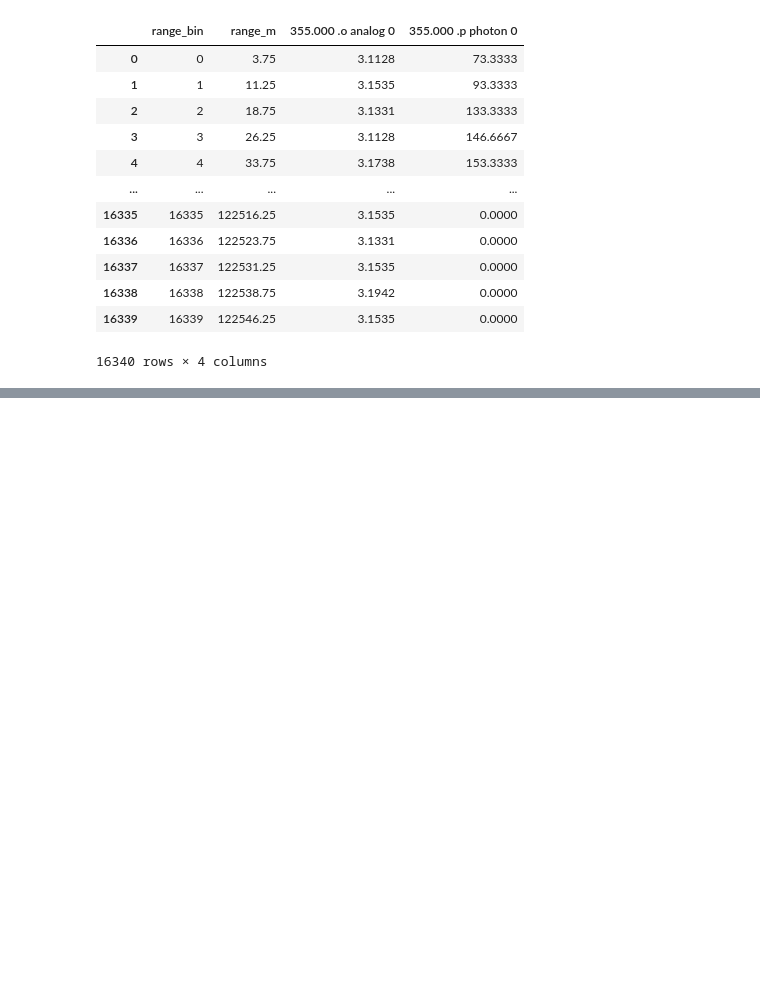
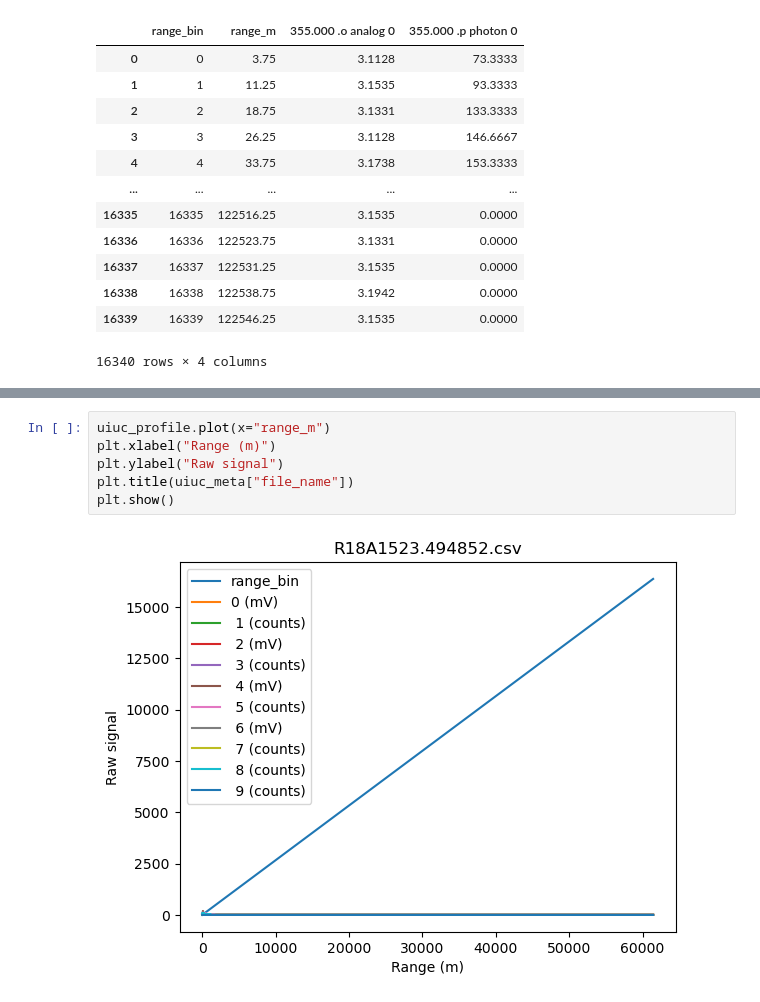
Before and after one commit to marositesUSC/dissertation, a Jupyter notebook: notebooks/lidar_signal_processing/02_precheck_profiles.ipynb, the cells around one changed output, grey strips where cells are left out. Cells and saved outputs as stored; diff of their text form; blank space fills up the shorter version.

```diff
--- a/notebooks/lidar_signal_processing/02_precheck_profiles.ipynb
+++ b/notebooks/lidar_signal_processing/02_precheck_profiles.ipynb
@@ -114,0 +122,8 @@ usc_profile
+# %%
+uiuc_profile.plot(x="range_m")
+plt.xlabel("Range (m)")
+plt.ylabel("Raw signal")
+plt.title(uiuc_meta["file_name"])
+plt.show()
+# %% [output]
+[figure, added]
```
Also changed, not shown: parts of 6 cells of this notebook, 2 other files.
